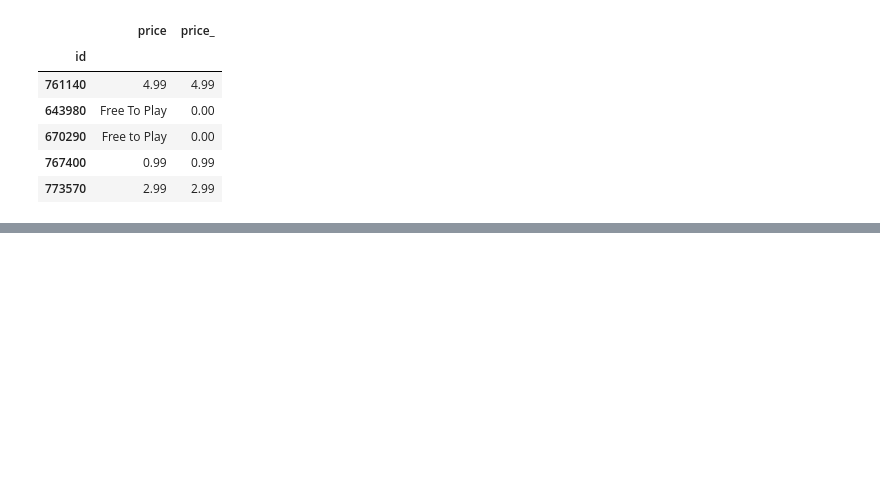
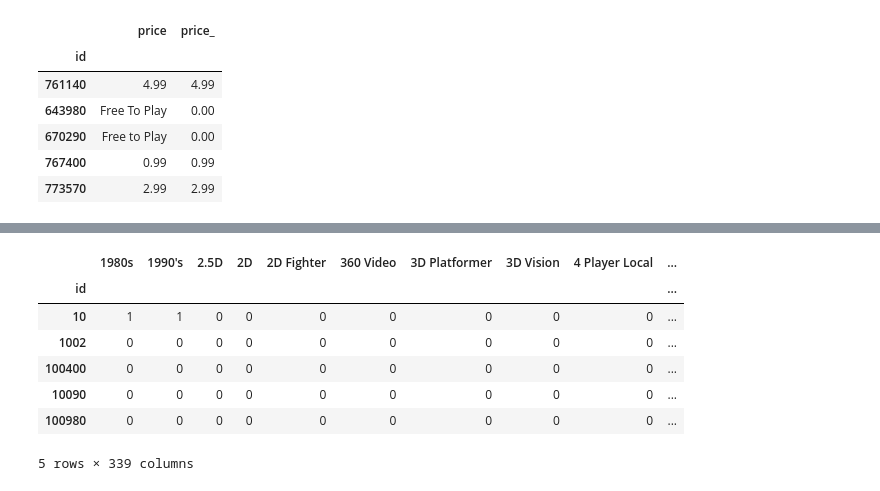
Before and after one commit to GTBelini22/Estudo_Ciencia_de_dados, a Jupyter notebook: Recomendação/Content Based/Prática_Content_Based_Jogos_.ipynb, the cells around one changed output, grey strips where cells are left out. Cells and saved outputs as stored; diff of their text form; code cells hidden in the pictures; blank space fills up the shorter version.

```diff
--- a/Recomendação/Content Based/Prática_Content_Based_Jogos_.ipynb
+++ b/Recomendação/Content Based/Prática_Content_Based_Jogos_.ipynb
@@ -105,0 +109,14 @@ df_features[['price', 'price_']].head()
+# %%
+sentiment_map = {
+    'Overwhelmingly Positive': 4,
+    'Very Positive': 3,
+    'Mostly Positive': 2,
+    'Positive': 1,
+    'Mixed': 0,
+    'Negative': -1,
+    'Mostly Negative': -2,
+    'Very Negative': -3,
+    'Overwhelmingly Negative': -4
+}
+df_features['sentiment_'] = df_features['sentiment'].map(sentiment_map).fillna(0)
+df_features[['sentiment', 'sentiment_']].head()
@@ -105,0 +136,20 @@ df_features[['price', 'price_']].head()
+# %%
+def clean_list_column(list_column):
+    return list_column if type(list_column) == list else []
+
+# df_features['tags_'] = df_features['tags'].apply(clean_list_column)
+# df_features['specs_'] = df_features['specs'].apply(clean_list_column)
+
+df_tags = pd.get_dummies(df_features['tags'].explode()).groupby('id').max()
+df_specs = pd.get_dummies(df_features['specs'].explode()).groupby('id').max()
+
+df_tags.head()
+# %% [output]
+|  | 1980s | 1990's | 2.5D | 2D | 2D Fighter | 360 Video | 3D Platformer | 3D Vision | 4 Player Local | ... |
+| id |  |  |  |  |  |  |  |  |  | ... |
+| 10 | 1 | 1 | 0 | 0 | 0 | 0 | 0 | 0 | 0 | ... |
+| 1002 | 0 | 0 | 0 | 0 | 0 | 0 | 0 | 0 | 0 | ... |
+| 100400 | 0 | 0 | 0 | 0 | 0 | 0 | 0 | 0 | 0 | ... |
+| 10090 | 0 | 0 | 0 | 0 | 0 | 0 | 0 | 0 | 0 | ... |
+| 100980 | 0 | 0 | 0 | 0 | 0 | 0 | 0 | 0 | 0 | ... |
+5 rows × 339 columns
```
Also changed, not shown: parts of 4 cells of this notebook.
